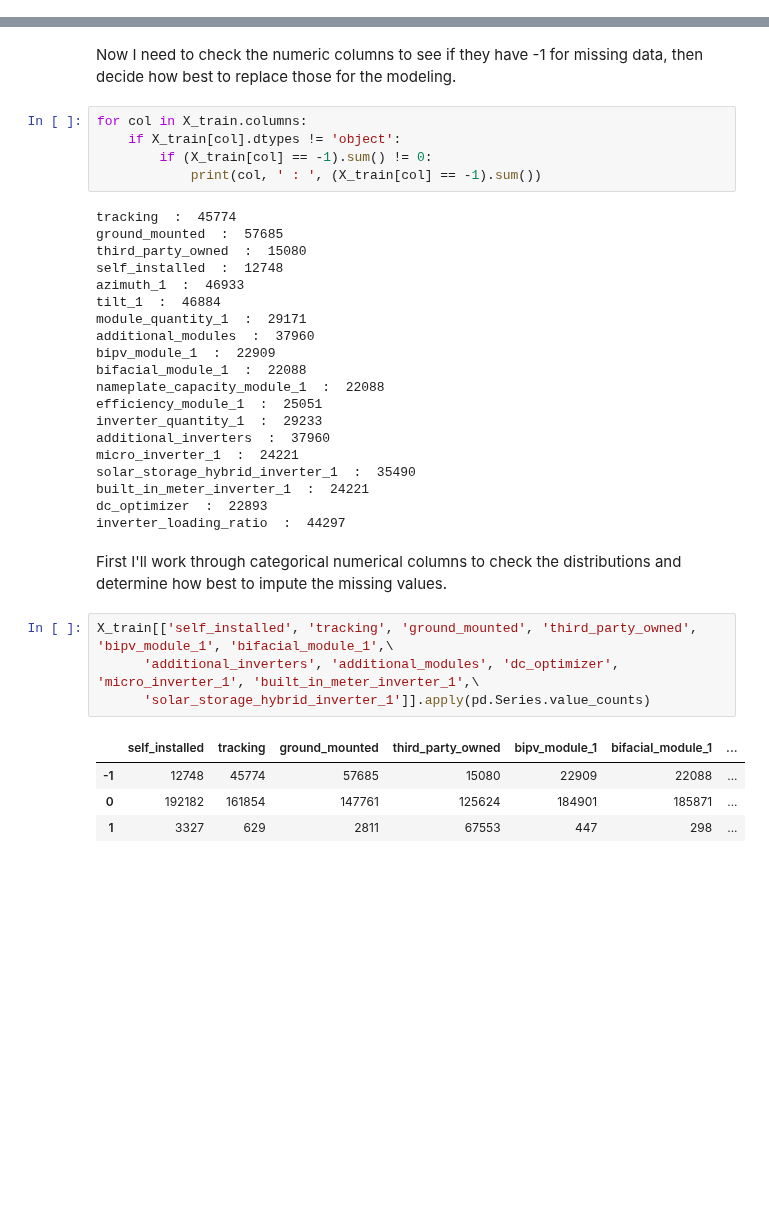
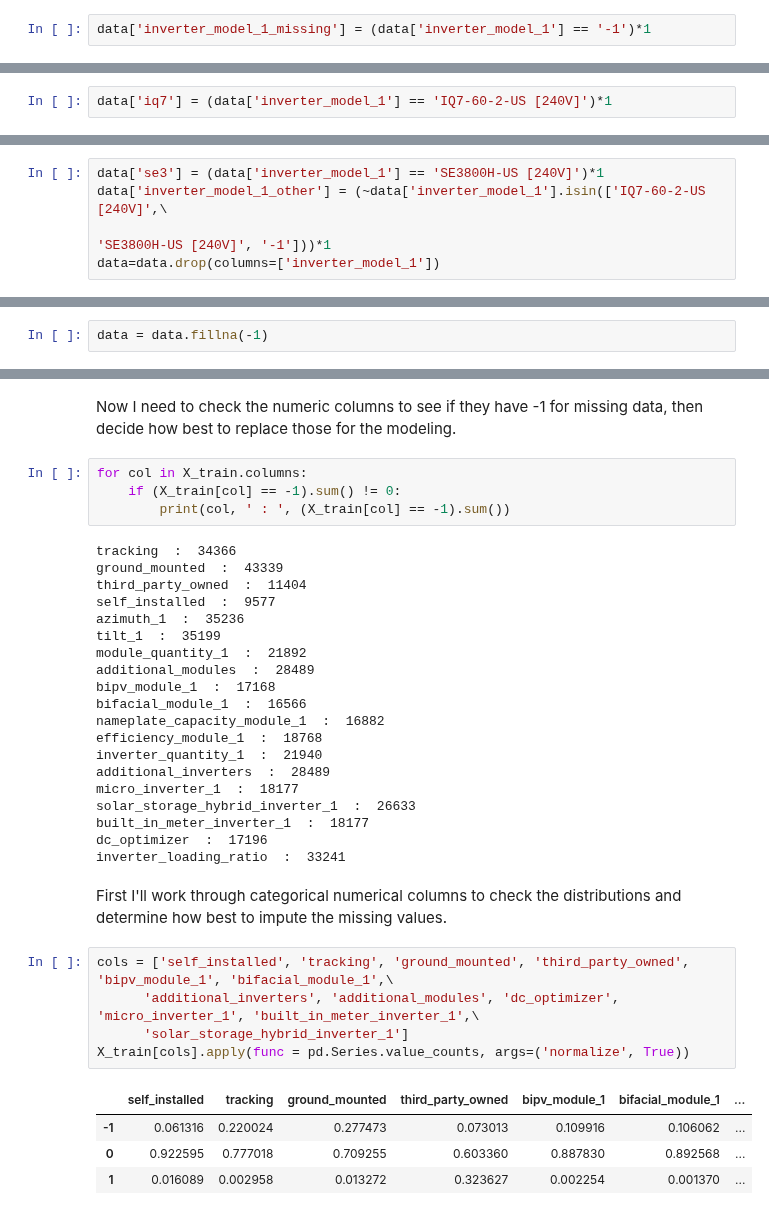
Before and after one commit to zjbrown0689/Solar-Panel-Capstone, a Jupyter notebook: notebooks/3-ZJB-Preprocessing.ipynb, the cells around one changed output, grey strips where cells are left out. Cells and saved outputs as stored; diff of their text form; blank space fills up the shorter version.

```diff
--- a/notebooks/3-ZJB-Preprocessing.ipynb
+++ b/notebooks/3-ZJB-Preprocessing.ipynb
@@ -95,0 +258,2 @@ Great! Now I need to encode these categorical features as I did with the states
+# %%
+data['inverter_model_1_missing'] = (data['inverter_model_1'] == '-1')*1
@@ -95,0 +267,2 @@ Great! Now I need to encode these categorical features as I did with the states
+# %%
+data['iq7'] = (data['inverter_model_1'] == 'IQ7-60-2-US [240V]')*1
@@ -95,0 +276,5 @@ Great! Now I need to encode these categorical features as I did with the states
+# %%
+data['se3'] = (data['inverter_model_1'] == 'SE3800H-US [240V]')*1
+data['inverter_model_1_other'] = (~data['inverter_model_1'].isin(['IQ7-60-2-US [240V]',\
+                                                                                     'SE3800H-US [240V]', '-1']))*1
+data=data.drop(columns=['inverter_model_1'])
@@ -98,2 +294,4 @@ It's important that any data imputation and scaling be performed on the training
+# %%
+data = data.fillna(-1)
 # %%
 X_train, X_test, y_train, y_test = train_test_split(data, data['price_per_kw'], test_size=0.25)
@@ -101,38 +303,38 @@ X_train, X_test, y_train, y_test = train_test_split(data, data['price_per_kw'],
 Now I need to check the numeric columns to see if they have -1 for missing data, then decide how best to replace those for the modeling.
 # %%
 for col in X_train.columns:
-    if X_train[col].dtypes != 'object':
-        if (X_train[col] == -1).sum() != 0:
-            print(col, ' : ', (X_train[col] == -1).sum())
+    if (X_train[col] == -1).sum() != 0:
+        print(col, ' : ', (X_train[col] == -1).sum())
 # %% [output]
-tracking  :  45774
-ground_mounted  :  57685
-third_party_owned  :  15080
-self_installed  :  12748
-azimuth_1  :  46933
-tilt_1  :  46884
-module_quantity_1  :  29171
-additional_modules  :  37960
-bipv_module_1  :  22909
-bifacial_module_1  :  22088
-nameplate_capacity_module_1  :  22088
-efficiency_module_1  :  25051
-inverter_quantity_1  :  29233
-additional_inverters  :  37960
-micro_inverter_1  :  24221
-solar_storage_hybrid_inverter_1  :  35490
-built_in_meter_inverter_1  :  24221
-dc_optimizer  :  22893
-inverter_loading_ratio  :  44297
+tracking  :  34366
+ground_mounted  :  43339
+third_party_owned  :  11404
+self_installed  :  9577
+azimuth_1  :  35236
+tilt_1  :  35199
+module_quantity_1  :  21892
+additional_modules  :  28489
+bipv_module_1  :  17168
+bifacial_module_1  :  16566
+nameplate_capacity_module_1  :  16882
+efficiency_module_1  :  18768
+inverter_quantity_1  :  21940
+additional_inverters  :  28489
+micro_inverter_1  :  18177
+solar_storage_hybrid_inverter_1  :  26633
+built_in_meter_inverter_1  :  18177
+dc_optimizer  :  17196
+inverter_loading_ratio  :  33241
 # %% [markdown]
 First I'll work through categorical numerical columns to check the distributions and determine how best to impute the missing values.
 # %%
-X_train[['self_installed', 'tracking', 'ground_mounted', 'third_party_owned', 'bipv_module_1', 'bifacial_module_1',\
+cols = ['self_installed', 'tracking', 'ground_mounted', 'third_party_owned', 'bipv_module_1', 'bifacial_module_1',\
       'additional_inverters', 'additional_modules', 'dc_optimizer', 'micro_inverter_1', 'built_in_meter_inverter_1',\
-      'solar_storage_hybrid_inverter_1']].apply(pd.Series.value_counts)
+      'solar_storage_hybrid_inverter_1']
+X_train[cols].apply(func = pd.Series.value_counts, args=('normalize', True))
 # %% [output]
 |  | self_installed | tracking | ground_mounted | third_party_owned | bipv_module_1 | bifacial_module_1 | ... |
-| -1 | 12748 | 45774 | 57685 | 15080 | 22909 | 22088 | ... |
-| 0 | 192182 | 161854 | 147761 | 125624 | 184901 | 185871 | ... |
-| 1 | 3327 | 629 | 2811 | 67553 | 447 | 298 | ... |
+| -1 | 0.061316 | 0.220024 | 0.277473 | 0.073013 | 0.109916 | 0.106062 | ... |
+| 0 | 0.922595 | 0.777018 | 0.709255 | 0.603360 | 0.887830 | 0.892568 | ... |
+| 1 | 0.016089 | 0.002958 | 0.013272 | 0.323627 | 0.002254 | 0.001370 | ... |
 # %% [markdown]
```
Also changed, not shown: parts of 46 cells of this notebook.
